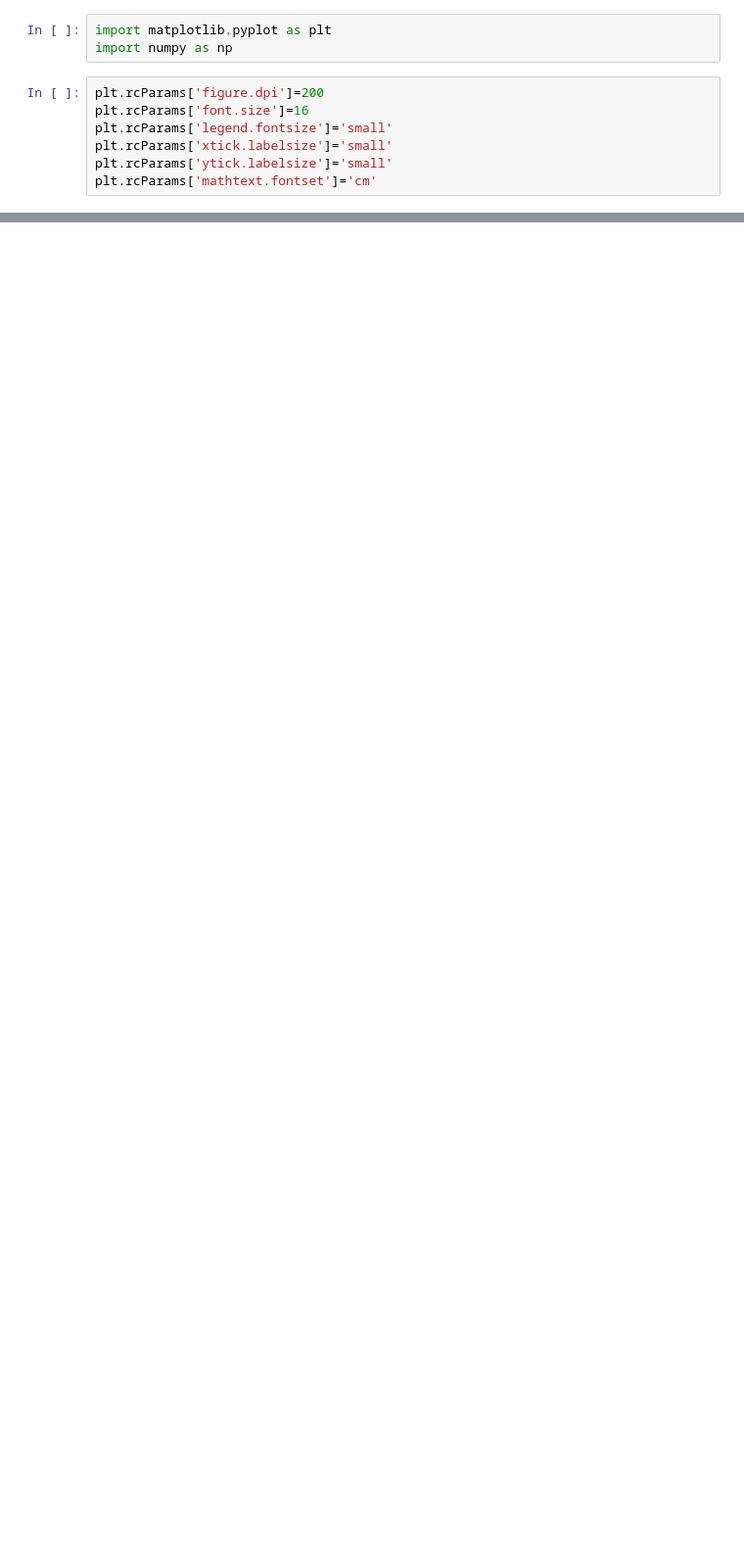
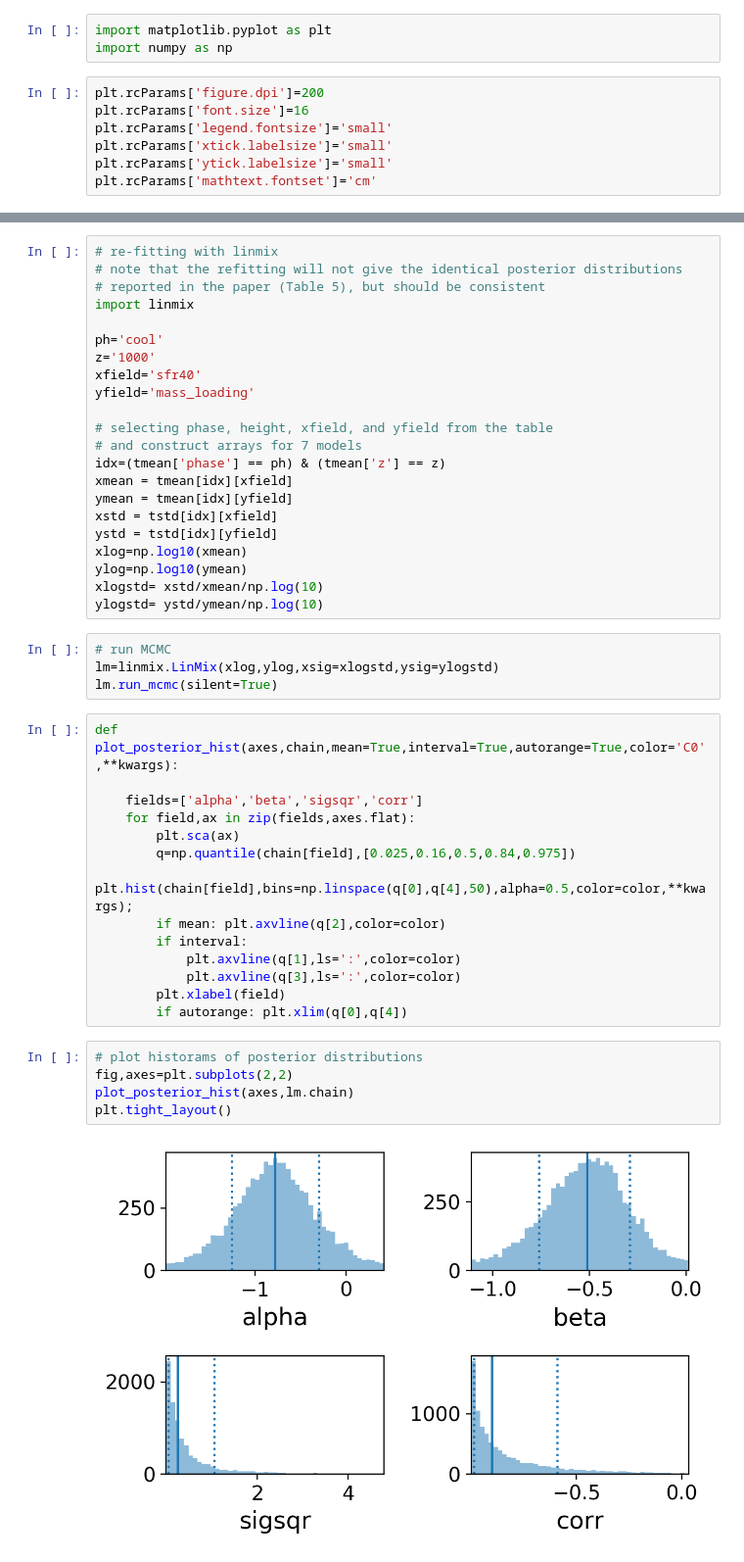
Before and after one commit to changgoo/tigress-wind-figureset, a Jupyter notebook: tables/Example_scripts.ipynb, the cells around one changed output, grey strips where cells are left out. Shown: that part at 98% size. Drawn from its saved outputs; the diff is of its cells as text; blank space fills up the shorter version.

```diff
--- a/tables/Example_scripts.ipynb
+++ b/tables/Example_scripts.ipynb
@@ -93,0 +93,47 @@ FileNotFoundError: [Errno 2] No such file or directory: './table-mean.ecsv'
+# %%
+# re-fitting with linmix
+# note that the refitting will not give the identical posterior distributions
+# reported in the paper (Table 5), but should be consistent
+import linmix
+
+ph='cool'
+z='1000'
+xfield='sfr40'
+yfield='mass_loading'
+
+# selecting phase, height, xfield, and yfield from the table
+# and construct arrays for 7 models
+idx=(tmean['phase'] == ph) & (tmean['z'] == z)
+xmean = tmean[idx][xfield]
+ymean = tmean[idx][yfield]
+xstd = tstd[idx][xfield]
+ystd = tstd[idx][yfield]
+xlog=np.log10(xmean)
+ylog=np.log10(ymean)
+xlogstd= xstd/xmean/np.log(10)
+ylogstd= ystd/ymean/np.log(10)
+# %%
+# run MCMC
+lm=linmix.LinMix(xlog,ylog,xsig=xlogstd,ysig=ylogstd)
+lm.run_mcmc(silent=True)
+# %%
+def plot_posterior_hist(axes,chain,mean=True,interval=True,autorange=True,color='C0',**kwargs):
+
+    fields=['alpha','beta','sigsqr','corr']
+    for field,ax in zip(fields,axes.flat):
+        plt.sca(ax)
+        q=np.quantile(chain[field],[0.025,0.16,0.5,0.84,0.975])
+        plt.hist(chain[field],bins=np.linspace(q[0],q[4],50),alpha=0.5,color=color,**kwargs);
+        if mean: plt.axvline(q[2],color=color)
+        if interval:
+            plt.axvline(q[1],ls=':',color=color)
+            plt.axvline(q[3],ls=':',color=color)
+        plt.xlabel(field)
+        if autorange: plt.xlim(q[0],q[4])
+# %%
+# plot historams of posterior distributions
+fig,axes=plt.subplots(2,2)
+plot_posterior_hist(axes,lm.chain)
+plt.tight_layout()
+# %% [output]
+[figure, added]
```
Also changed, not shown: parts of 7 cells of this notebook, 1 other file.
